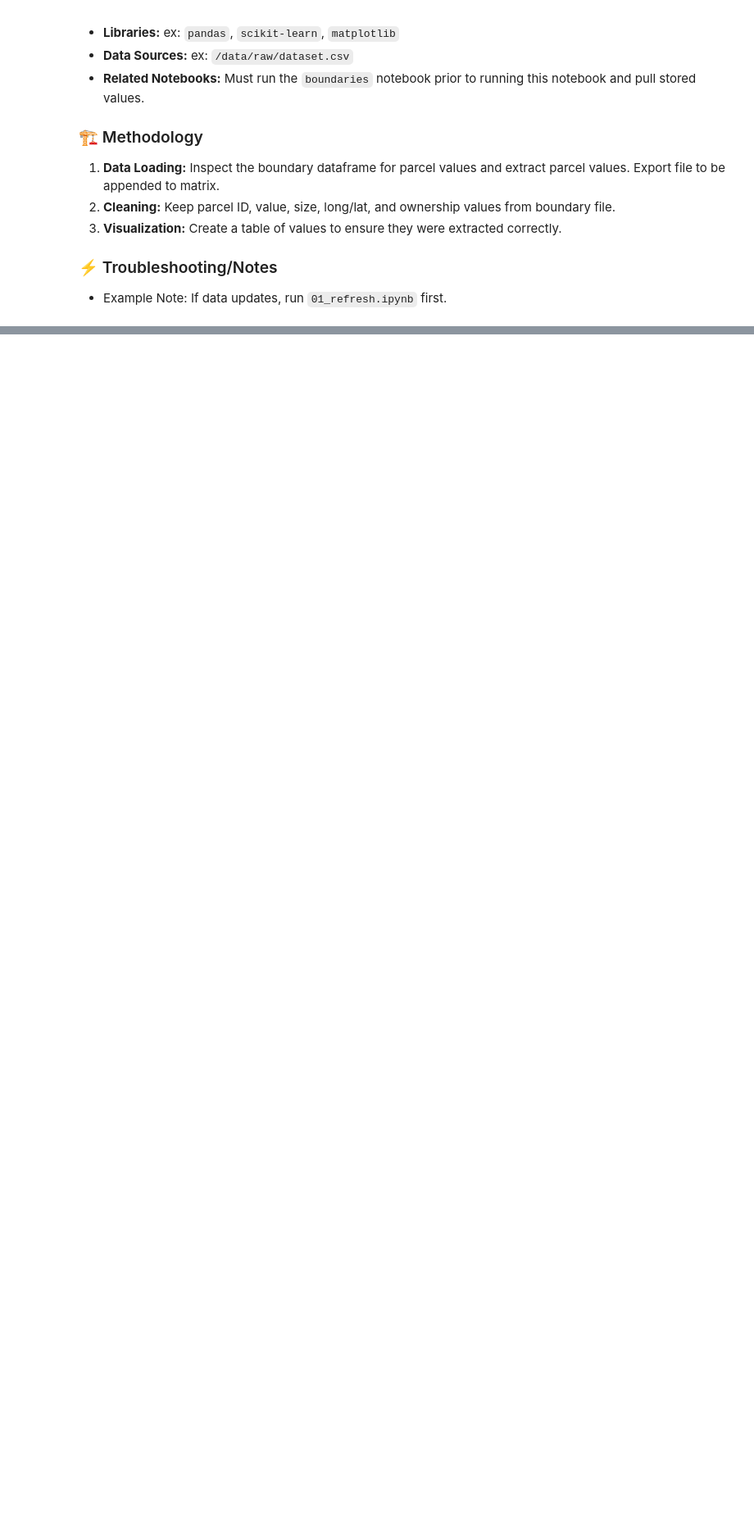
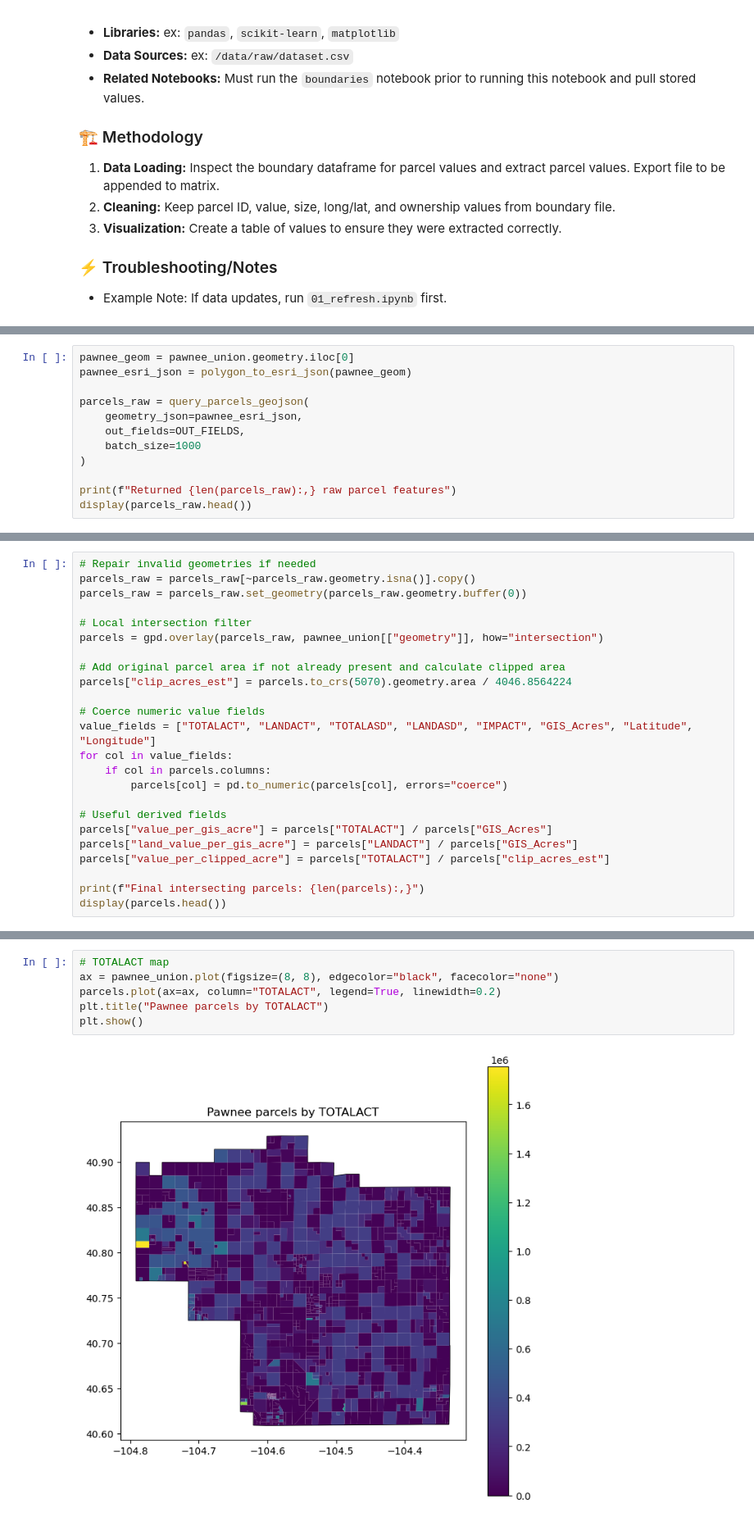
Before and after one commit to maxwarnock/Pawnee-Grasslands-Project, a Jupyter notebook: code/land_value.ipynb, the cells around one changed output, grey strips where cells are left out. Shown at 82% size. Drawn from its saved outputs; the diff is of its cells as text; blank space fills up the shorter version.

Commit message:
land values possible still need clean up

```diff
--- a/code/land_value.ipynb
+++ b/code/land_value.ipynb
@@ -36,0 +199,12 @@ print(f'Repo root: {repo_root}')
+# %%
+pawnee_geom = pawnee_union.geometry.iloc[0]
+pawnee_esri_json = polygon_to_esri_json(pawnee_geom)
+
+parcels_raw = query_parcels_geojson(
+    geometry_json=pawnee_esri_json,
+    out_fields=OUT_FIELDS,
+    batch_size=1000
+)
+
+print(f"Returned {len(parcels_raw):,} raw parcel features")
+display(parcels_raw.head())
@@ -36,0 +223,24 @@ print(f'Repo root: {repo_root}')
+# %%
+# Repair invalid geometries if needed
+parcels_raw = parcels_raw[~parcels_raw.geometry.isna()].copy()
+parcels_raw = parcels_raw.set_geometry(parcels_raw.geometry.buffer(0))
+
+# Local intersection filter
+parcels = gpd.overlay(parcels_raw, pawnee_union[["geometry"]], how="intersection")
+
+# Add original parcel area if not already present and calculate clipped area
+parcels["clip_acres_est"] = parcels.to_crs(5070).geometry.area / 4046.8564224
+
+# Coerce numeric value fields
+value_fields = ["TOTALACT", "LANDACT", "TOTALASD", "LANDASD", "IMPACT", "GIS_Acres", "Latitude", "Longitude"]
+for col in value_fields:
+    if col in parcels.columns:
+        parcels[col] = pd.to_numeric(parcels[col], errors="coerce")
+
+# Useful derived fields
+parcels["value_per_gis_acre"] = parcels["TOTALACT"] / parcels["GIS_Acres"]
+parcels["land_value_per_gis_acre"] = parcels["LANDACT"] / parcels["GIS_Acres"]
+parcels["value_per_clipped_acre"] = parcels["TOTALACT"] / parcels["clip_acres_est"]
+
+print(f"Final intersecting parcels: {len(parcels):,}")
+display(parcels.head())
@@ -36,0 +274,8 @@ print(f'Repo root: {repo_root}')
+# %%
+# TOTALACT map
+ax = pawnee_union.plot(figsize=(8, 8), edgecolor="black", facecolor="none")
+parcels.plot(ax=ax, column="TOTALACT", legend=True, linewidth=0.2)
+plt.title("Pawnee parcels by TOTALACT")
+plt.show()
+# %% [output]
+[figure, added]
```
Also changed, not shown: parts of 21 cells of this notebook.
